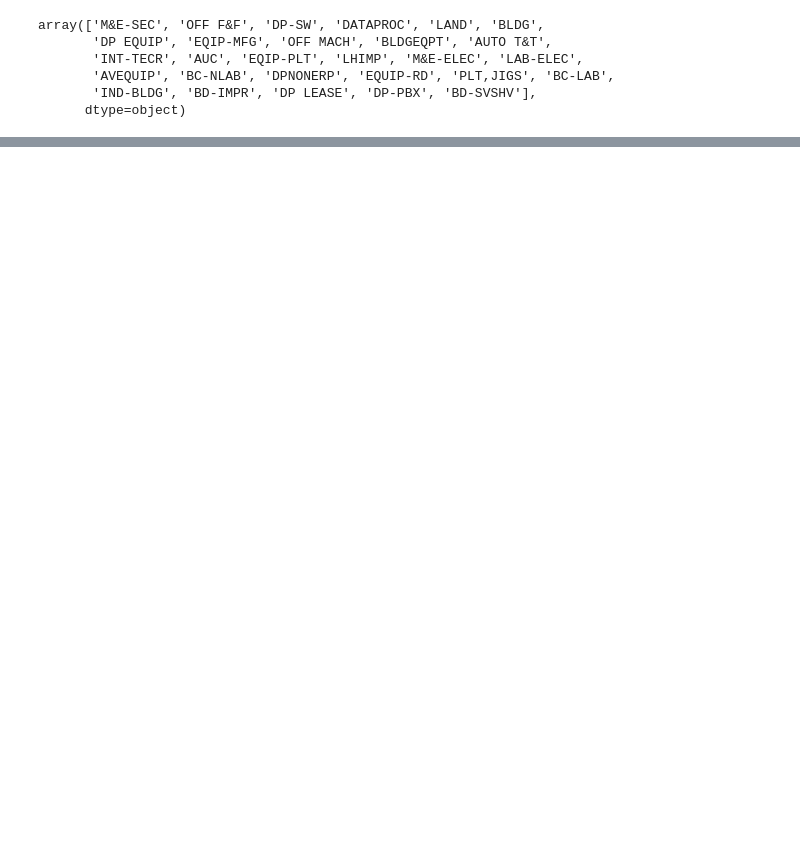
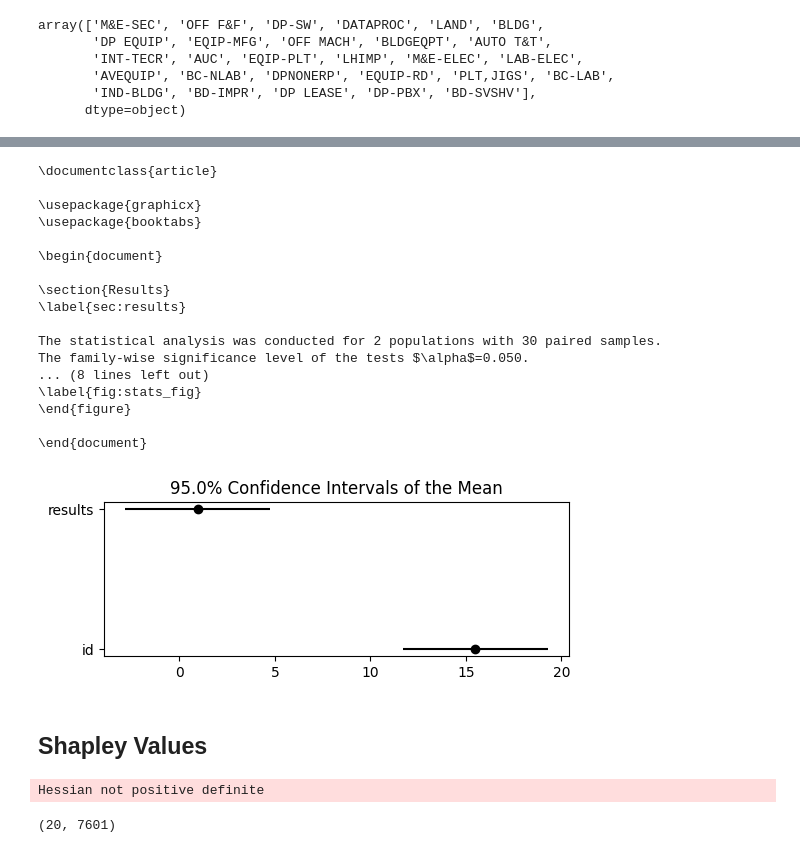
Before and after one commit to JoaoAssalim/Class-by-Description-Classifier-with-NLP, a Jupyter notebook: notebooks/ClassificaçãoDescrições.ipynb, the cells around one changed output, grey strips where cells are left out. Drawn from its saved outputs; the diff is of its cells as text; code cells hidden in the pictures; blank space fills up the shorter version.

```diff
--- a/notebooks/ClassificaçãoDescrições.ipynb
+++ b/notebooks/ClassificaçãoDescrições.ipynb
@@ -201,0 +234,13 @@ plt.show()
+# %%
+accuracy = []
+id = []
+# %%
+for i in range(30):
+    X_resampled, y_resampled = resample(X, y, replace=True)
+    X_train, X_test, y_train, y_test = train_test_split(X_resampled, y_resampled, test_size=0.30, stratify=y)
+    pipeline.fit(X_train, y_train)
+
+    score = pipeline.score(X_test, y_test)
+    id.append(i+1)
+    accuracy.append(score)
+    print(f"Round {i+1} - Score: {score}")
@@ -201,0 +267,4 @@ plt.show()
+# %%
+data = pd.DataFrame()
+data["id"] = id
+data["results"] = accuracy
@@ -201,0 +282,8 @@ plt.show()
+# %%
+
+
+np.random.seed(42)
+pd.set_option('display.max_columns', 7)
+
+result = autorank(data, alpha=0.05, verbose=False)
+print(result)
@@ -201,0 +324,23 @@ plt.show()
+# %%
+latex_report(result)
+# %% [output]
+\documentclass{article}
+
+\usepackage{graphicx}
+\usepackage{booktabs}
+
+\begin{document}
+
+\section{Results}
+\label{sec:results}
+
+The statistical analysis was conducted for 2 populations with 30 paired samples.
+The family-wise significance level of the tests $\alpha$=0.050.
+... (8 lines left out)
+\label{fig:stats_fig}
+\end{figure}
+
+\end{document}
+[figure, added]
+# %% [markdown]
+## Shapley Values
@@ -201,0 +358,21 @@ plt.show()
+# %%
+from sklearn.base import BaseEstimator
+from sklearn_rvm import EMRVR
+
+class RVRWrapper(BaseEstimator):
+    def __init__(self, model):
+        self.model = model
+
+    def fit(self, X, y):
+        self.model.fit(X, y)
+        return self
+
+    def predict(self, X):
+        return self.model.predict(X)
+
+# Assuming X_t and y_t are your training data
+model_rvr = RVRWrapper(EMRVR(kernel="linear"))
+model_rvr.fit(X_transformed, y_t)
+explainer = shap.KernelExplainer(model_rvr.predict, X_transformed)
+# %% [output]
+Hessian not positive definite
@@ -201,0 +381,4 @@ plt.show()
+# %%
+X_transformed.shape
+# %% [output]
+(20, 7601)
```
Also changed, not shown: parts of 32 cells of this notebook.
